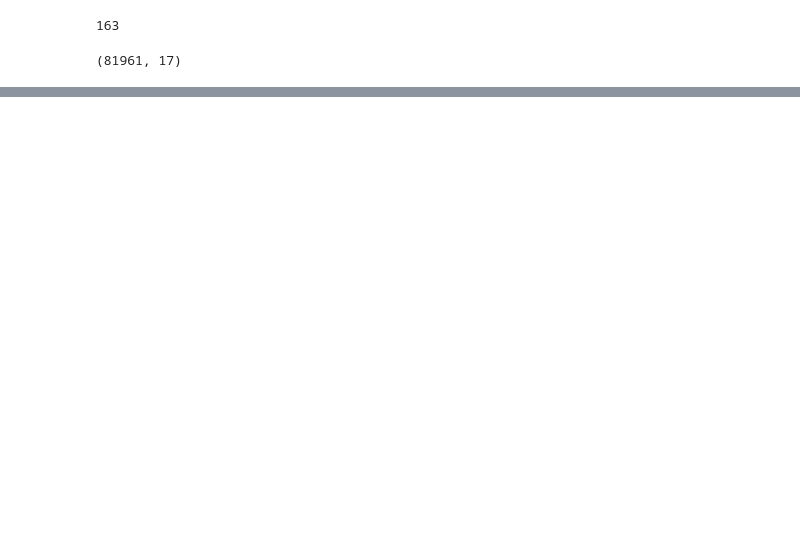
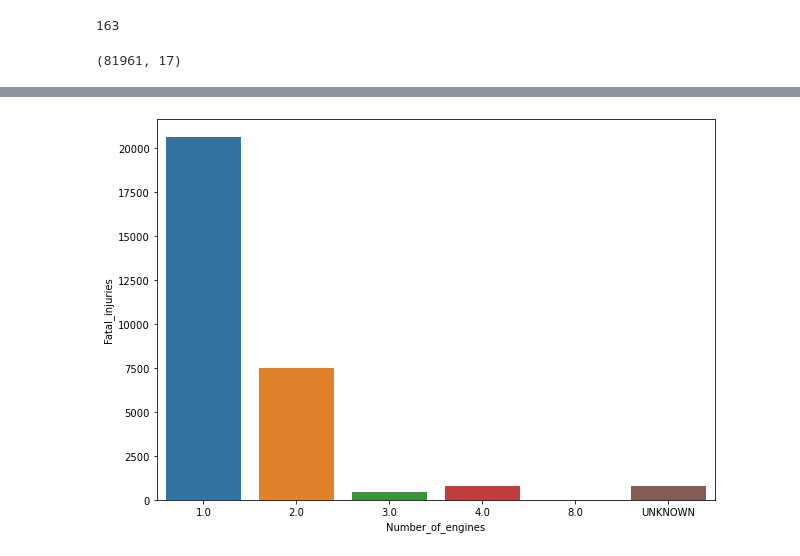
Before and after one commit to MosesMusyoki/dsc-phase_1_project, a Jupyter notebook: student.ipynb, the cells around one changed output, grey strips where cells are left out. Cells and saved outputs as stored; diff of their text form; code cells hidden in the pictures; blank space fills up the shorter version.

```diff
--- a/student.ipynb
+++ b/student.ipynb
@@ -440,0 +506,3 @@ aviation_data_new.shape
+# %%
+engines_group = aviation_data_new.groupby("Number_of_engines")[['Fatal_injuries', 'Serious_injuries', 'Minor_injuries', 'Uninjured', 'Survival_rate']].sum().reset_index()
+engines_group
@@ -440,0 +517,6 @@ aviation_data_new.shape
+# %%
+fig, ax = plt.subplots(figsize = (10, 7))
+
+sns.barplot(x = 'Number_of_engines',y='Fatal_injuries' , data = engines_group);
+# %% [output]
+[figure, added]
```
Also changed, not shown: parts of 42 cells of this notebook.
